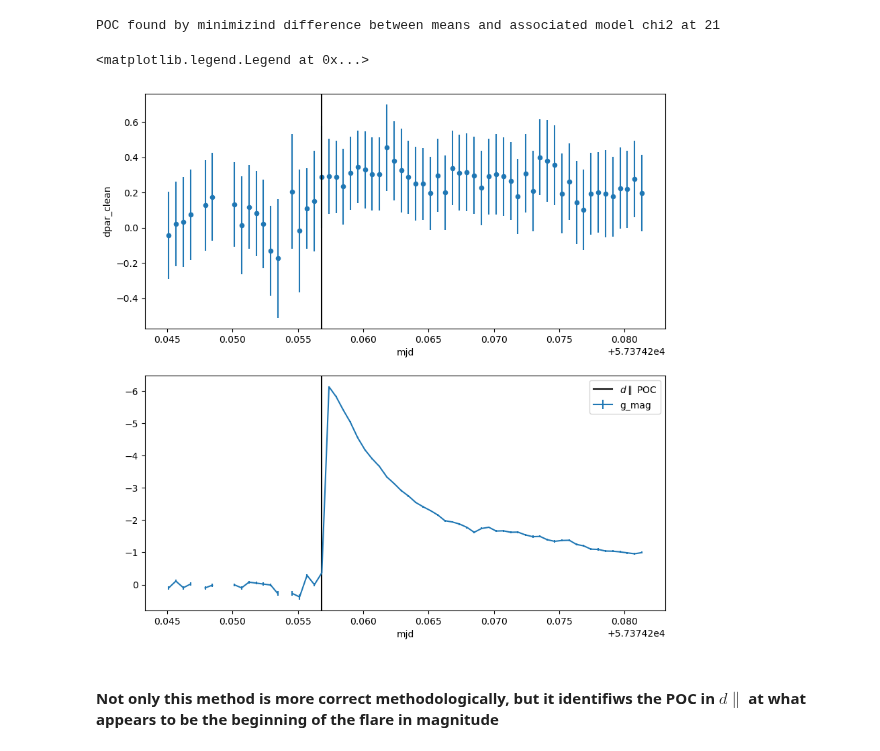
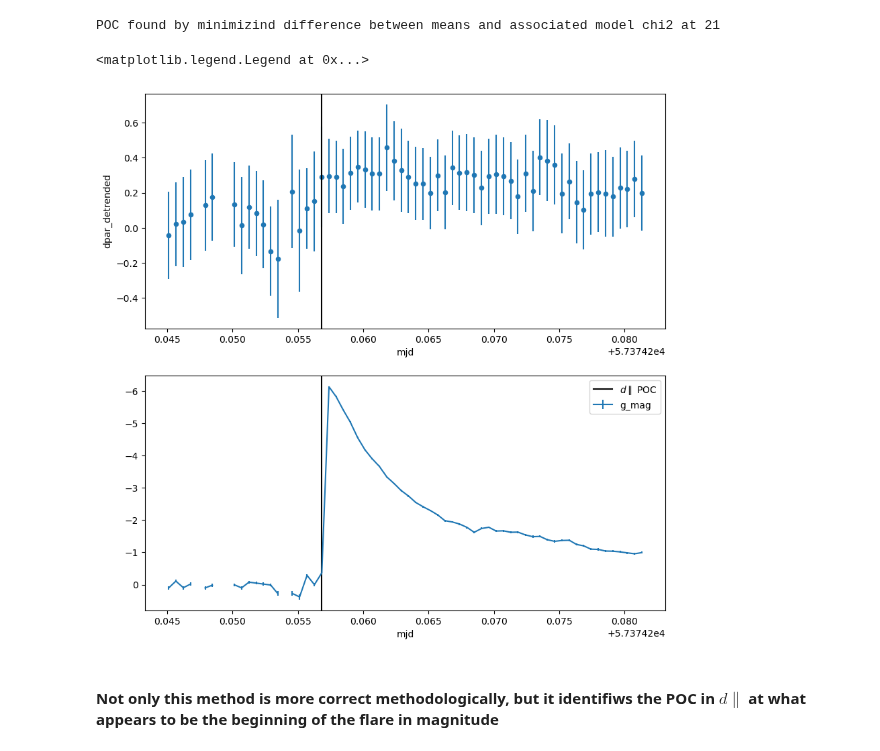
Before and after one commit to RileyWClarke/RAFTS, a Jupyter notebook: Notebooks/dwfflare_dparrStatisticalAnalysis.ipynb, the cells around one changed output. Saved outputs shown, nothing was run; the diff lists cells and outputs as text; code cells hidden in the pictures.

```diff
--- a/Notebooks/dwfflare_dparrStatisticalAnalysis.ipynb
+++ b/Notebooks/dwfflare_dparrStatisticalAnalysis.ipynb
@@ -92,7 +63,7 @@ ax1.invert_yaxis()
 
 ### NOTE: this analysis is the incorrect approach as described below! however, we include this naive test since it was what the referee implicitly suggested by claiming that the 1-2 sigma consistency of the points in the series implies no statistically robust detection. The key mistake here is that this apporoach implied the points are drawn from a IID and are independent, which of course they are not
 # %%
-chi2 = sum((flare["dpar_clean"] - flare["dpar_clean"].mean())**2 / flare["dpar_error"]**2) / (len(flare) - 1)
+chi2 = sum((flare["dpar_detrended"] - flare["dpar_detrended"].mean())**2 / flare["dpar_detrended_err"]**2) / (len(flare) - 1)
 print("Chi2 with a horizontal line model with mean the mean of the entire dataset\n"
 "(what the referee suggested matters): {:.2f}".format(chi2))
 # %% [output]
@@ -151,16 +98,0 @@ the POC that minimizes the mean ratios of magnitudes is found at 19
-# %%
-pocp = []
-N = flare.shape[0]
-for i in range(5, N-5): #avoid the first and last five points to avoid extremely biased means
-  pocp.append(flare.iloc[1:i]["dpar_clean"].mean() / flare.iloc[i:]["dpar_clean"].mean())
-
-fig, axs = plt.subplots(2, 1, figsize=(10, 5), sharex=True)
-axs[0].plot(flare.iloc[5:-5]["mjd"], flare.iloc[5:-5]["dpar_clean"])
-axs[1].plot(flare.iloc[5:-5]["mjd"], pocp)
-axs[1].set_xlabel("t (sec)")
-axs[1].set_ylabel("<dp before POC>/<dp after POC>")
-
-poc1 = np.array(pocp).argmin() + 5
-axs[0].axvline(flare["mjd"][poc1], color='k')
-
-print(r"the POC that minimizes the mean ratios of $d\parallel$ is found at {}".format(poc1))
@@ -170,12 +98,0 @@ the POC that minimizes the mean ratios of $d\parallel$ is found at 16
-# %%
-poc = poc1
-fig, axs = plt.subplots(2, 1, figsize=(10,10))
-flare.plot("mjd", "dpar_clean", kind="scatter", yerr="dpar_error", ax=axs[0])
-axs[0].axvline(flare["mjd"][poc], color='k')
-axs[0].axvline(flare["mjd"][pocmag], color='gray')
-
-ax1 = flare.plot(x="mjd", y="g_mag", yerr="g_mag_err", ax=axs[1])
-ax1.invert_yaxis()
-axs[1].axvline(flare["mjd"][poc], color='k', label=r"$d\parallel$ POC")
-axs[1].axvline(flare["mjd"][pocmag], color='gray', label=r"magnitude POC");
-plt.legend()
@@ -241,7 +155,7 @@ def poc_mse(y, yerr):
 
     return(poc, before, after)
 
-poc2, beforepoc, afterpoc = poc_mse(flare["dpar_clean"], flare["dpar_error"])
+poc2, beforepoc, afterpoc = poc_mse(flare["dpar_detrended"], flare["dpar_detrended_err"])
 poc2 += 5
 y_model = [beforepoc] * poc2 + [afterpoc] * (N - poc2)
 print(f"POC found by minimizind difference between means and associated model chi2 at {poc2}")
@@ -250,15 +164,15 @@ POC found by minimizind difference between means and associated model chi2 at 21
 # %%
 poc = poc2
 fig, axs = plt.subplots(2, 1, figsize=(10,10))
-flare.plot("mjd", "dpar_clean", kind="scatter", yerr="dpar_error", ax=axs[0])
-axs[0].axvline(flare["mjd"][poc], color='k', label=r"$d\parallel$ POC")
-ax1 = flare.plot(x="mjd", y="g_mag", yerr="g_mag_err", ax=axs[1])
+flare.plot("mjd", "dpar_detrended", kind="scatter", yerr="dpar_detrended_err", ax=axs[0])
+axs[0].axvline(flare.iloc[poc]["mjd"], color='k', label=r"$d\parallel$ POC")
+ax1 = flare.plot(x="mjd", y="g_mag", yerr="g_mag_error", ax=axs[1])
 ax1.invert_yaxis()
-axs[1].axvline(flare["mjd"][poc], color='k', label=r"$d\parallel$ POC")
+axs[1].axvline(flare.iloc[poc]["mjd"], color='k', label=r"$d\parallel$ POC")
 plt.legend()
 # %% [output]
 <matplotlib.legend.Legend at 0x...>
-[figure, old version]
+[figure, new version]
 # %% [markdown]
 #### Not only this method is more correct methodologically, but it identifiws the POC in $d\parallel$ at what appears to be the beginning of the flare in magnitude
 # %% [markdown]
```
Also changed, not shown: parts of 24 cells of this notebook, 19 other files.
